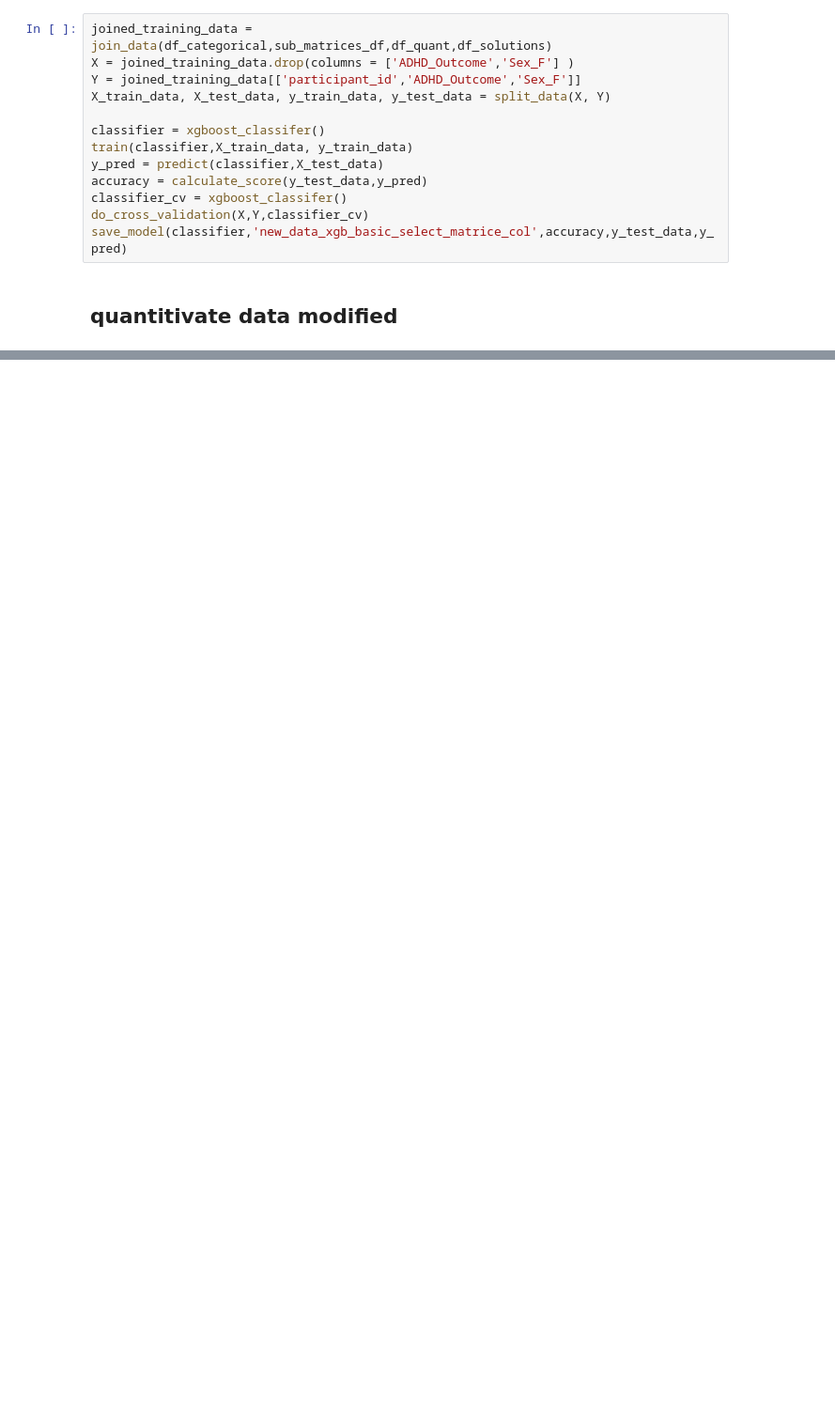
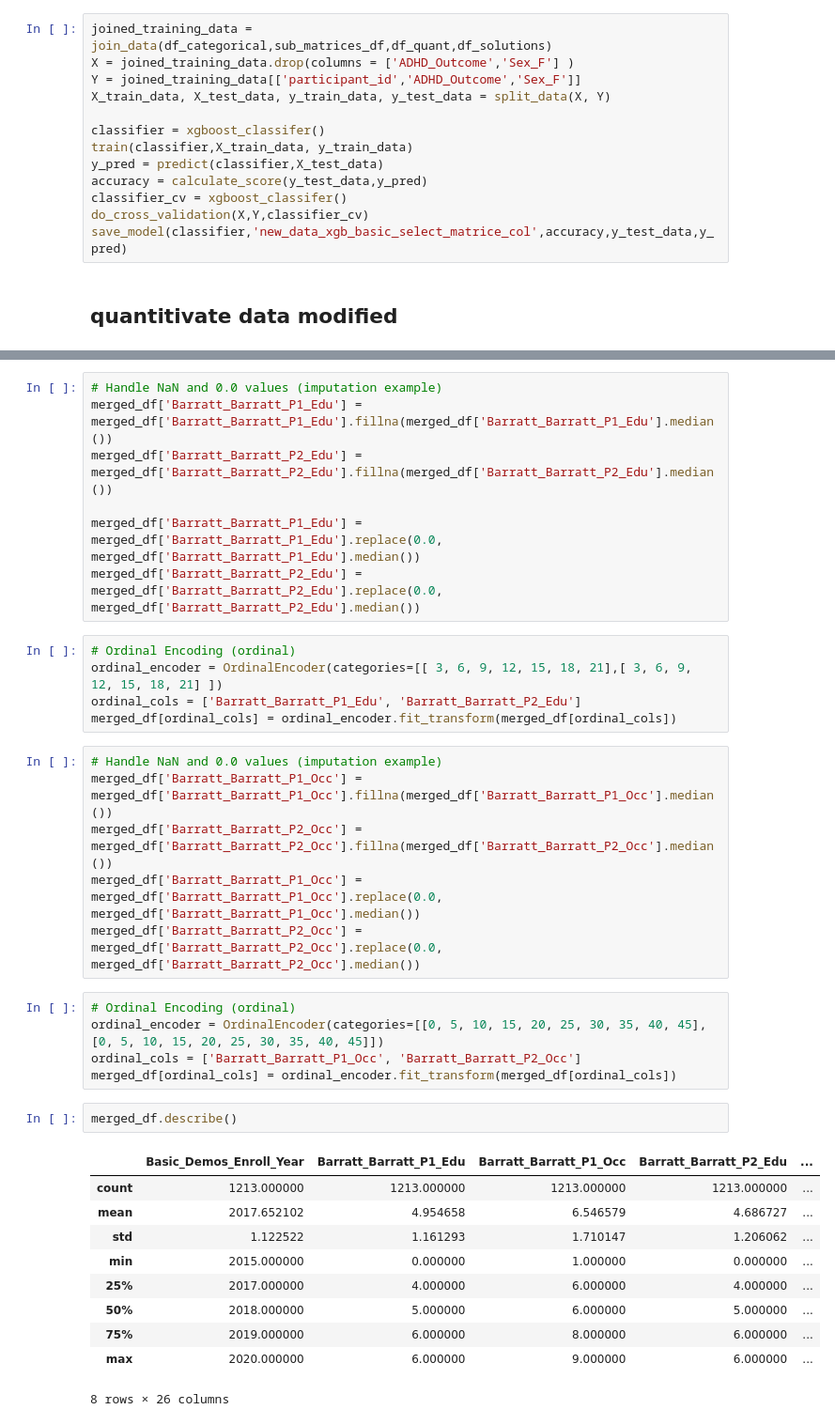
Before and after one commit to amohan601/kaggle-datathon-2025, a Jupyter notebook: combined-analysis.ipynb, the cells around one changed output, grey strips where cells are left out. Shown at 94% size. Saved outputs shown, nothing was run; the diff lists cells and outputs as text; blank space fills up the shorter version.

```diff
--- a/combined-analysis.ipynb
+++ b/combined-analysis.ipynb
@@ -346,0 +454,36 @@ save_model(classifier,'new_data_xgb_basic_select_matrice_col',accuracy,y_test_da
+# %%
+# Handle NaN and 0.0 values (imputation example)
+merged_df['Barratt_Barratt_P1_Edu'] = merged_df['Barratt_Barratt_P1_Edu'].fillna(merged_df['Barratt_Barratt_P1_Edu'].median())
+merged_df['Barratt_Barratt_P2_Edu'] = merged_df['Barratt_Barratt_P2_Edu'].fillna(merged_df['Barratt_Barratt_P2_Edu'].median())
+
+merged_df['Barratt_Barratt_P1_Edu'] = merged_df['Barratt_Barratt_P1_Edu'].replace(0.0, merged_df['Barratt_Barratt_P1_Edu'].median())
+merged_df['Barratt_Barratt_P2_Edu'] = merged_df['Barratt_Barratt_P2_Edu'].replace(0.0, merged_df['Barratt_Barratt_P2_Edu'].median())
+# %%
+# Ordinal Encoding (ordinal)
+ordinal_encoder = OrdinalEncoder(categories=[[ 3, 6, 9, 12, 15, 18, 21],[ 3, 6, 9, 12, 15, 18, 21] ])
+ordinal_cols = ['Barratt_Barratt_P1_Edu', 'Barratt_Barratt_P2_Edu']
+merged_df[ordinal_cols] = ordinal_encoder.fit_transform(merged_df[ordinal_cols])
+# %%
+# Handle NaN and 0.0 values (imputation example)
+merged_df['Barratt_Barratt_P1_Occ'] = merged_df['Barratt_Barratt_P1_Occ'].fillna(merged_df['Barratt_Barratt_P1_Occ'].median())
+merged_df['Barratt_Barratt_P2_Occ'] = merged_df['Barratt_Barratt_P2_Occ'].fillna(merged_df['Barratt_Barratt_P2_Occ'].median())
+merged_df['Barratt_Barratt_P1_Occ'] = merged_df['Barratt_Barratt_P1_Occ'].replace(0.0, merged_df['Barratt_Barratt_P1_Occ'].median())
+merged_df['Barratt_Barratt_P2_Occ'] = merged_df['Barratt_Barratt_P2_Occ'].replace(0.0, merged_df['Barratt_Barratt_P2_Occ'].median())
+# %%
+# Ordinal Encoding (ordinal)
+ordinal_encoder = OrdinalEncoder(categories=[[0, 5, 10, 15, 20, 25, 30, 35, 40, 45], [0, 5, 10, 15, 20, 25, 30, 35, 40, 45]])
+ordinal_cols = ['Barratt_Barratt_P1_Occ', 'Barratt_Barratt_P2_Occ']
+merged_df[ordinal_cols] = ordinal_encoder.fit_transform(merged_df[ordinal_cols])
+# %%
+merged_df.describe()
+# %% [output]
+|  | Basic_Demos_Enroll_Year | Barratt_Barratt_P1_Edu | Barratt_Barratt_P1_Occ | Barratt_Barratt_P2_Edu | ... |
+| count | 1213.000000 | 1213.000000 | 1213.000000 | 1213.000000 | ... |
+| mean | 2017.652102 | 4.954658 | 6.546579 | 4.686727 | ... |
+| std | 1.122522 | 1.161293 | 1.710147 | 1.206062 | ... |
+| min | 2015.000000 | 0.000000 | 1.000000 | 0.000000 | ... |
+| 25% | 2017.000000 | 4.000000 | 6.000000 | 4.000000 | ... |
+| 50% | 2018.000000 | 5.000000 | 6.000000 | 5.000000 | ... |
+| 75% | 2019.000000 | 6.000000 | 8.000000 | 6.000000 | ... |
+| max | 2020.000000 | 6.000000 | 9.000000 | 6.000000 | ... |
+8 rows × 26 columns
```
Also changed, not shown: parts of 42 cells of this notebook, 1 other file.
